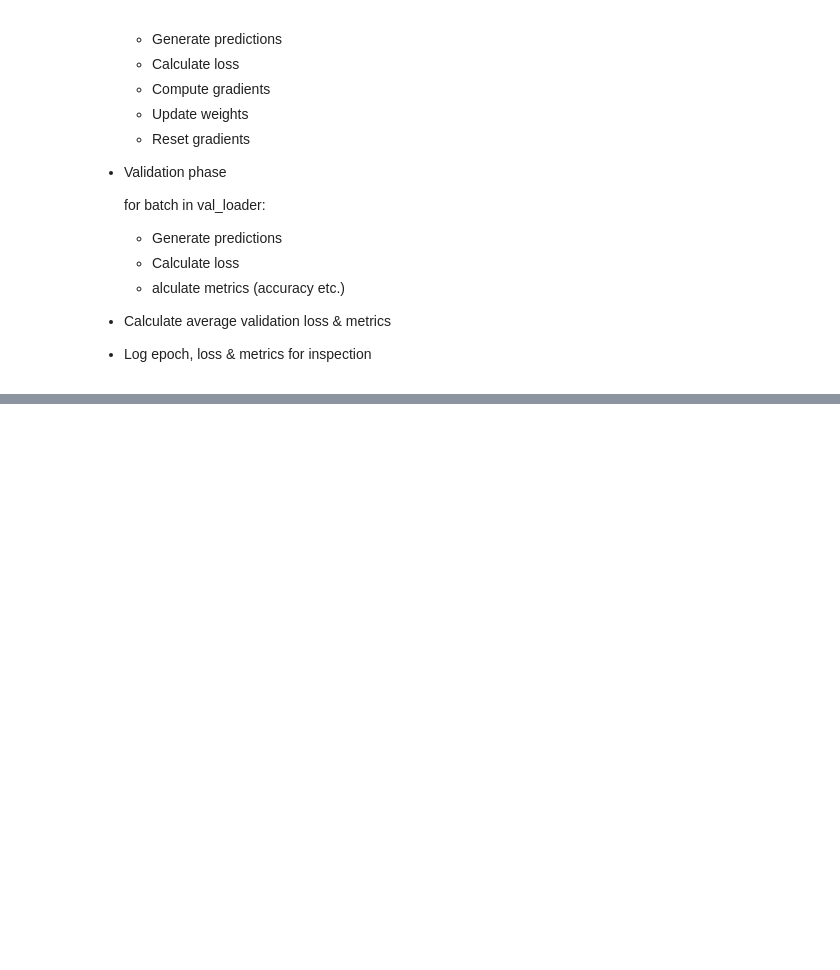
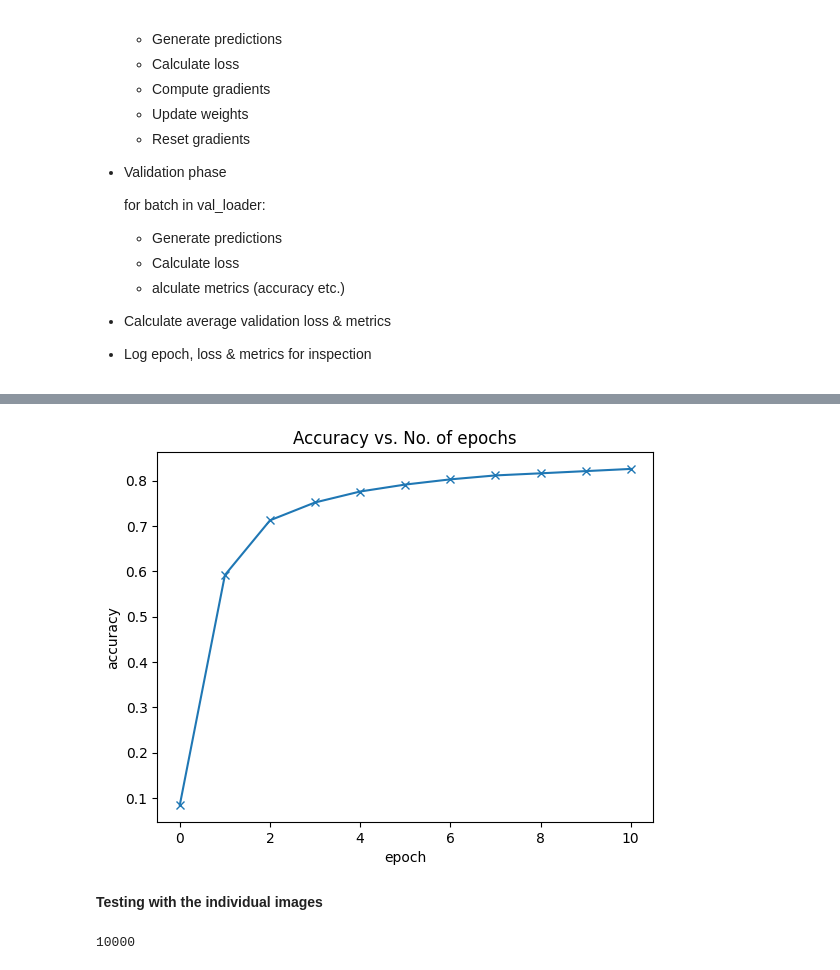
Before and after one commit to Alokiitdh/Deep-Learning, a Jupyter notebook: L02_MNIST.ipynb, the cells around one changed output, grey strips where cells are left out. Saved outputs shown, nothing was run; the diff lists cells and outputs as text; code cells hidden in the pictures; blank space fills up the shorter version.

Commit message:
now i tested the image

```diff
--- a/L02_MNIST.ipynb
+++ b/L02_MNIST.ipynb
@@ -206,8 +239,5 @@ tensor([0.1524, 0.1229, 0.1705, 0.1576, 0.1410, 0.1398, 0.1349, 0.1474, 0.1493,
 **Evaluation Metric and Loss function**
 # %%
 def accuracy(output, target):
-  max_values, pred = torch.max(output, dim = 1)
-  return torch.tensor(torch.sum(pred == target).item()/ len(pred))
-
-accracy = accuracy(output ,label)
-print(accracy)
+    _, pred = torch.max(output, dim=1)  # Get the index of the max probability
+    return torch.tensor(torch.sum(pred == target).item() / len(target))
@@ -290,23 +356,3 @@ model = MnistModel()
-# %%
-def evaluate(model, val_Loader):
-  output = [model.validation_step(batch) for batch in val_Loader]
-  return model.validation_epoch_end(output)
-
-def fit(epoch, lr, model, train_Loader, val_Loader, optimizer= torch.optim.SGD):
-  history = []
-  optimizer = optimizer(model.parameters(), lr)
-  for epoch in range(epoch):
-    # Training Phase
-    for batch in train_Loader:
-      loss = model.training_step(batch)
-      loss.backward()
-      optimizer.step()
-      optimizer.zero_grad()
-    # Validation Phase
-    result = evaluate(model, val_Loader)
-    model.epoch_end(epoch, result)
-    history.append(result)
-  return history
 # %%
 history0 = evaluate(model, val_loader)
 history0
@@ -328,0 +375,17 @@ Epoch: 9, Val_Loss: 0.7536, Val_Accuracy: 0.8388
+# %%
+history = [history0] + history1
+accuracy = [x['Validation Accuracy'] for x in history]
+plt.plot(accuracy, '-x')
+plt.xlabel('epoch')
+plt.ylabel('accuracy')
+plt.title('Accuracy vs. No. of epochs');
+# %% [output]
+[figure, added]
+# %% [markdown]
+**Testing with the individual images**
+# %%
+test_dataset = MNIST(root = 'data/', train = False, transform = transforms.ToTensor())
+
+len(test_dataset)
+# %% [output]
+10000
```
Also changed, not shown: parts of 14 cells of this notebook.
